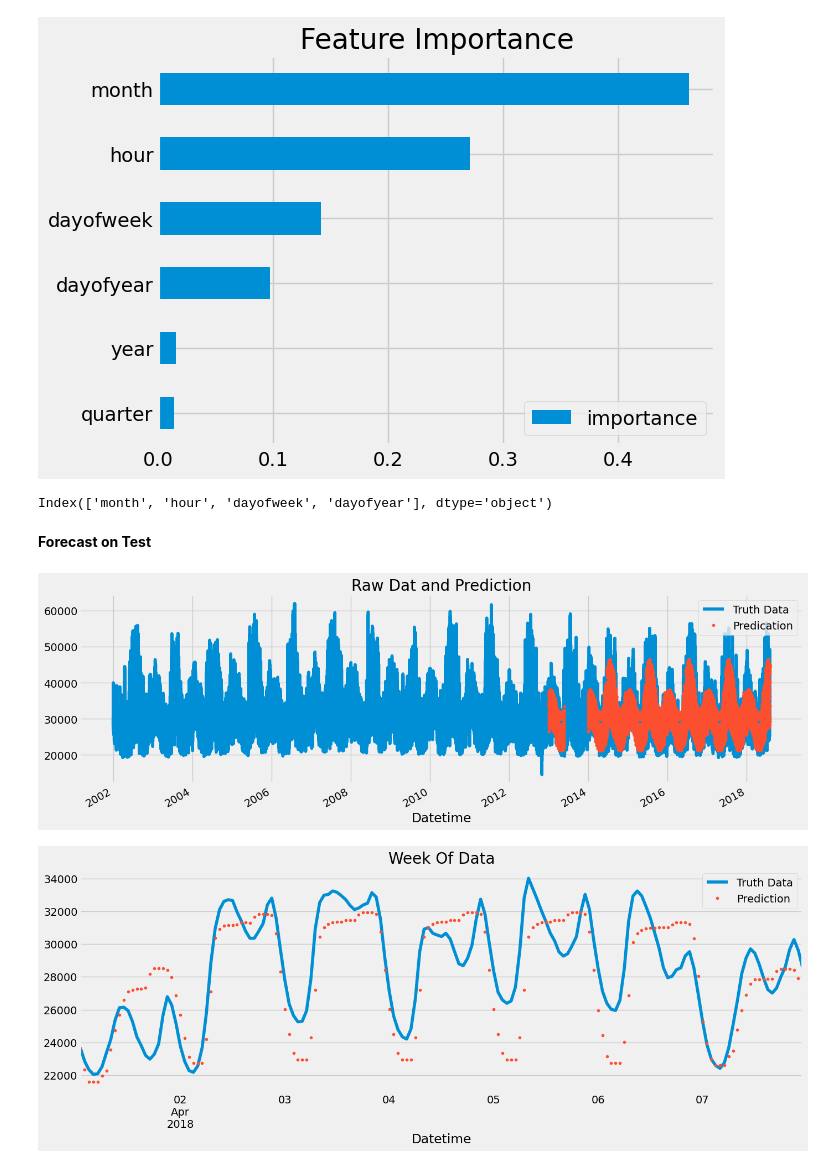
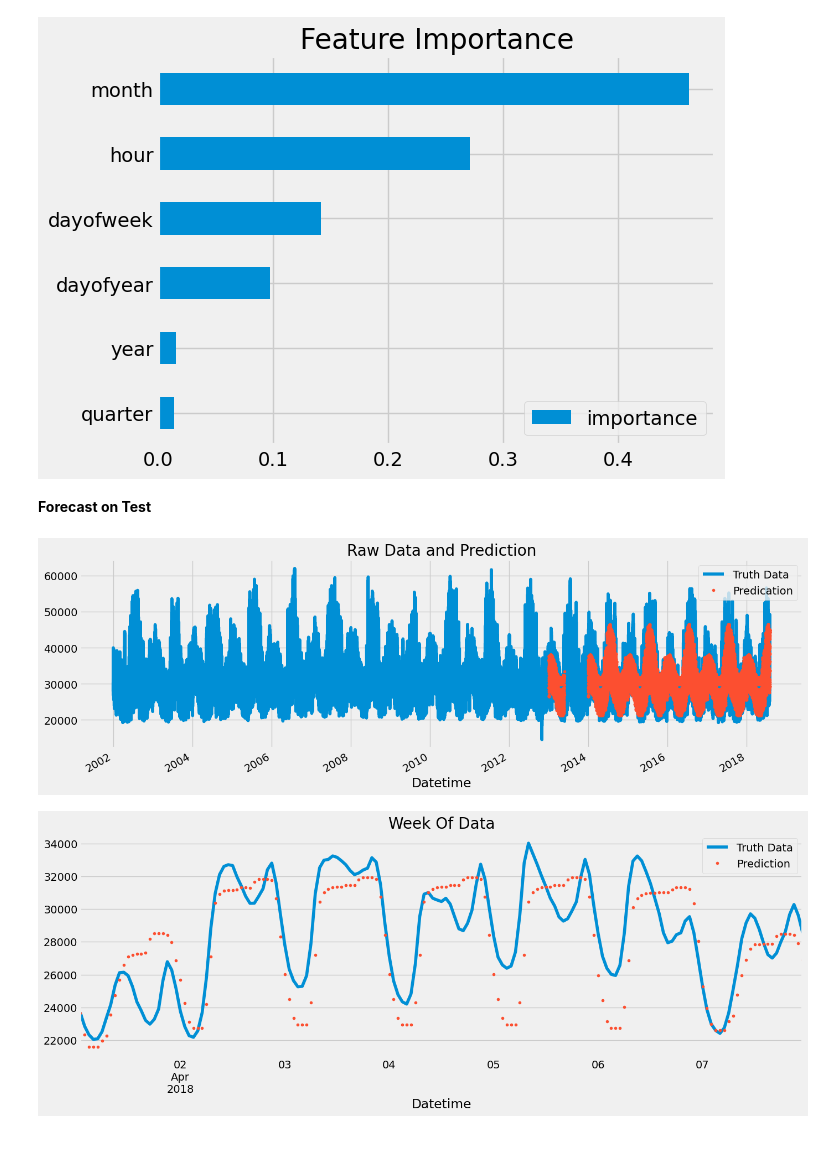
Before and after one commit to ScientificArchisman/FeynnLabsInternship, a Jupyter notebook: Project3/time-series-forecasting-with-machine-learning.ipynb, the cells around one changed output. Drawn from its saved outputs; the diff is of its cells as text; code cells hidden in the pictures.

```diff
--- a/Project3/time-series-forecasting-with-machine-learning.ipynb
+++ b/Project3/time-series-forecasting-with-machine-learning.ipynb
@@ -171,22 +192,18 @@ fi.sort_values('importance').plot(kind='barh', title='Feature Importance')
 plt.show()
 # %% [output]
 [figure]
-# %%
-fi.sort_values('importance', ascending=False).index[:4]
-# %% [output]
-Index(['month', 'hour', 'dayofweek', 'dayofyear'], dtype='object')
 # %% [markdown]
 **Forecast on Test**
 # %%
 test['prediction'] = reg.predict(x_test)
 df = df.merge(test[['prediction']], how= 'left', left_index=True, right_index=True)
 ax = df[['PJME_MW']].plot(figsize=(15, 5))
 df['prediction'].plot(ax=ax, style='.')
 plt.legend(['Truth Data', 'Predication'])
-ax.set_title('Raw Dat and Prediction')
+ax.set_title('Raw Data and Prediction')
 plt.show()
 # %% [output]
-[figure, old version]
+[figure, new version]
 # %%
 ax = df.loc[(df.index > '04-01-2018') & (df.index < '04-08-2018')]['PJME_MW'] \
     .plot(figsize=(15, 5), title='Week Of Data')
```
Also changed, not shown: parts of 36 cells of this notebook, 21 other files.
